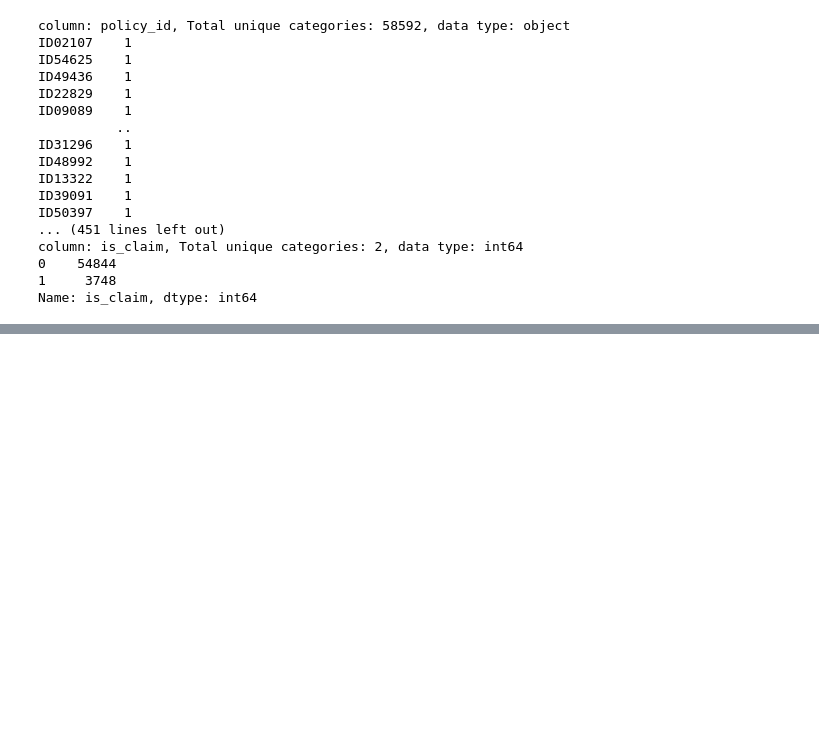
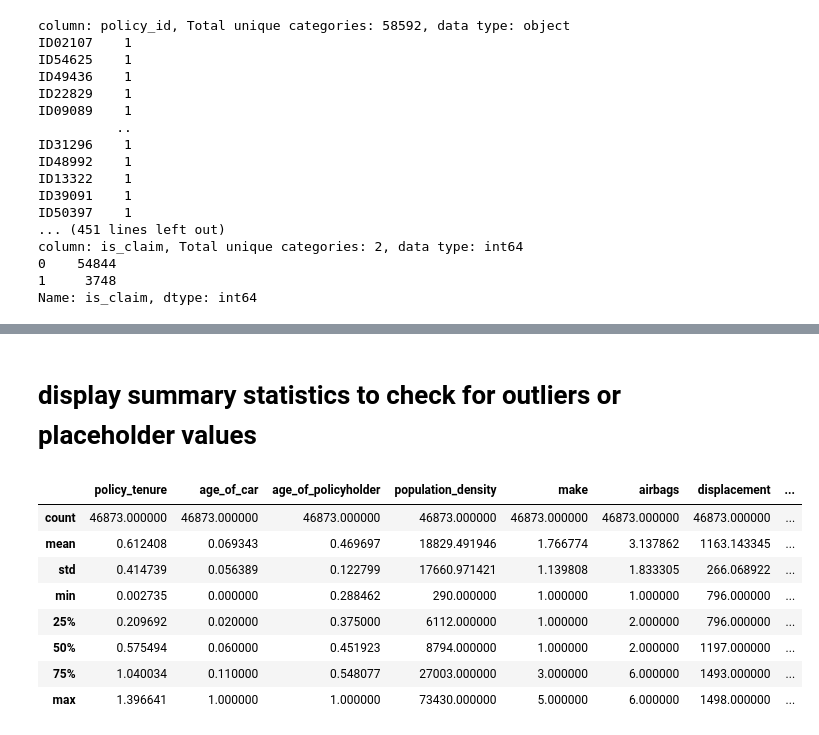
Before and after one commit to Calistus-design/Car_Insurance_Claim_Prediction, a Jupyter notebook: Index.ipynb, the cells around one changed output, grey strips where cells are left out. Saved outputs shown, nothing was run; the diff lists cells and outputs as text; code cells hidden in the pictures; blank space fills up the shorter version.

```diff
--- a/Index.ipynb
+++ b/Index.ipynb
@@ -17,6 +17,7 @@ from sklearn.tree import DecisionTreeClassifier
 from sklearn.ensemble import RandomForestClassifier, GradientBoostingClassifier
 # %%
 df = pd.read_csv("./data/CarInsurance.csv").copy()
+pd.set_option('display.max_columns', None)
 df.head()
 # %% [output]
 |  | policy_id | policy_tenure | age_of_car | age_of_policyholder | area_cluster | population_density | make | ... |
@@ -213,0 +247,14 @@ Name: is_claim, dtype: int64
+# %% [markdown]
+# display summary statistics to check for outliers or placeholder values
+# %%
+X_train.describe()
+# %% [output]
+|  | policy_tenure | age_of_car | age_of_policyholder | population_density | make | airbags | displacement | ... |
+| count | 46873.000000 | 46873.000000 | 46873.000000 | 46873.000000 | 46873.000000 | 46873.000000 | 46873.000000 | ... |
+| mean | 0.612408 | 0.069343 | 0.469697 | 18829.491946 | 1.766774 | 3.137862 | 1163.143345 | ... |
+| std | 0.414739 | 0.056389 | 0.122799 | 17660.971421 | 1.139808 | 1.833305 | 266.068922 | ... |
+| min | 0.002735 | 0.000000 | 0.288462 | 290.000000 | 1.000000 | 1.000000 | 796.000000 | ... |
+| 25% | 0.209692 | 0.020000 | 0.375000 | 6112.000000 | 1.000000 | 2.000000 | 796.000000 | ... |
+| 50% | 0.575494 | 0.060000 | 0.451923 | 8794.000000 | 1.000000 | 2.000000 | 1197.000000 | ... |
+| 75% | 1.040034 | 0.110000 | 0.548077 | 27003.000000 | 3.000000 | 6.000000 | 1493.000000 | ... |
+| max | 1.396641 | 1.000000 | 1.000000 | 73430.000000 | 5.000000 | 6.000000 | 1498.000000 | ... |
```
Also changed, not shown: parts of 27 cells of this notebook, 2 other files.
